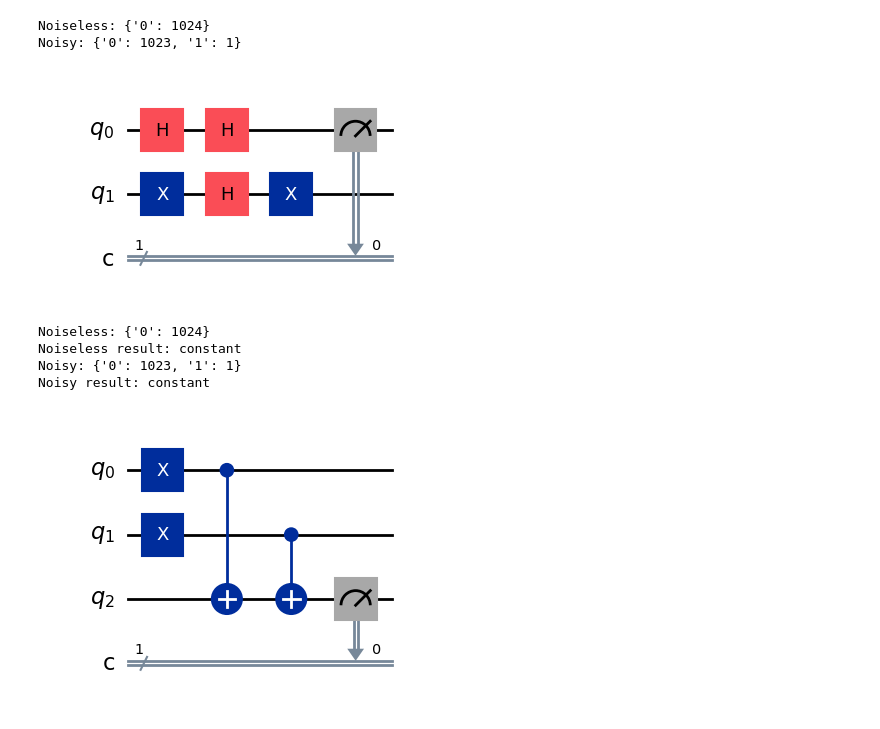
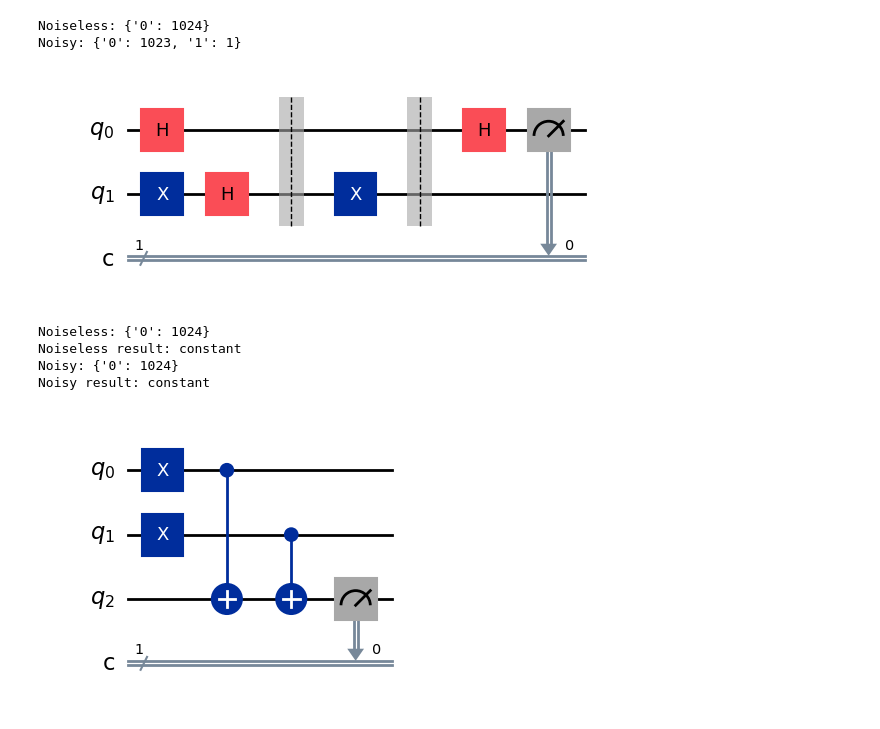
Before and after one commit to kacperpoluszejko/Quantum-Computing, a Jupyter notebook: Lab_2/Lab_2.ipynb, the cells around one changed output. Cells and saved outputs as stored; diff of their text form; code cells hidden in the pictures.

```diff
--- a/Lab_2/Lab_2.ipynb
+++ b/Lab_2/Lab_2.ipynb
@@ -89,7 +89,9 @@ qc_ideal.x(1)
 qc_ideal.h(0)
 qc_ideal.h(1)
 
+qc_ideal.barrier()
 qc_ideal.compose(deutsch_func, inplace=True)
+qc_ideal.barrier()
 
 qc_ideal.h(0)
 qc_ideal.measure(0, 0)
@@ -103,39 +105,37 @@ counts_ideal = result_ideal[0].data.c.get_counts()
 
 print("Noiseless:", counts_ideal)
 
 if counts_ideal.get("0", 0) > counts_ideal.get("1", 0):
     print("Noiseless result: constant")
 else:
     print("Noiseless result: balanced")
 
 
-# -----------------------
 # NOISY VERSION
-# -----------------------
 
 qc_noisy = qc_ideal.copy()
 
 backend = FakeKyiv()
 
 qc_transpiled = transpile(qc_noisy, backend)
 
 
 sampler_noisy = SamplerV2(backend)
 job_noisy = sampler_noisy.run([qc_transpiled], shots=1024)
 result_noisy = job_noisy.result()
 counts_noisy = result_noisy[0].data.c.get_counts()
 
 print("Noisy:", counts_noisy)
 
 if counts_noisy.get("0", 0) > counts_noisy.get("1", 0):
     print("Noisy result: constant")
 else:
     print("Noisy result: balanced")
 # %% [output]
-[figure, old version]
+[figure, new version]
 Noiseless: {'0': 1024}
 Noiseless result: constant
-Noisy: {'0': 1023, '1': 1}
+Noisy: {'0': 1024}
 Noisy result: constant
 # %%
 # DEUTSCH–JOZSA algorithm - EXERCISE 2
```
Also changed, not shown: 1 other file.
